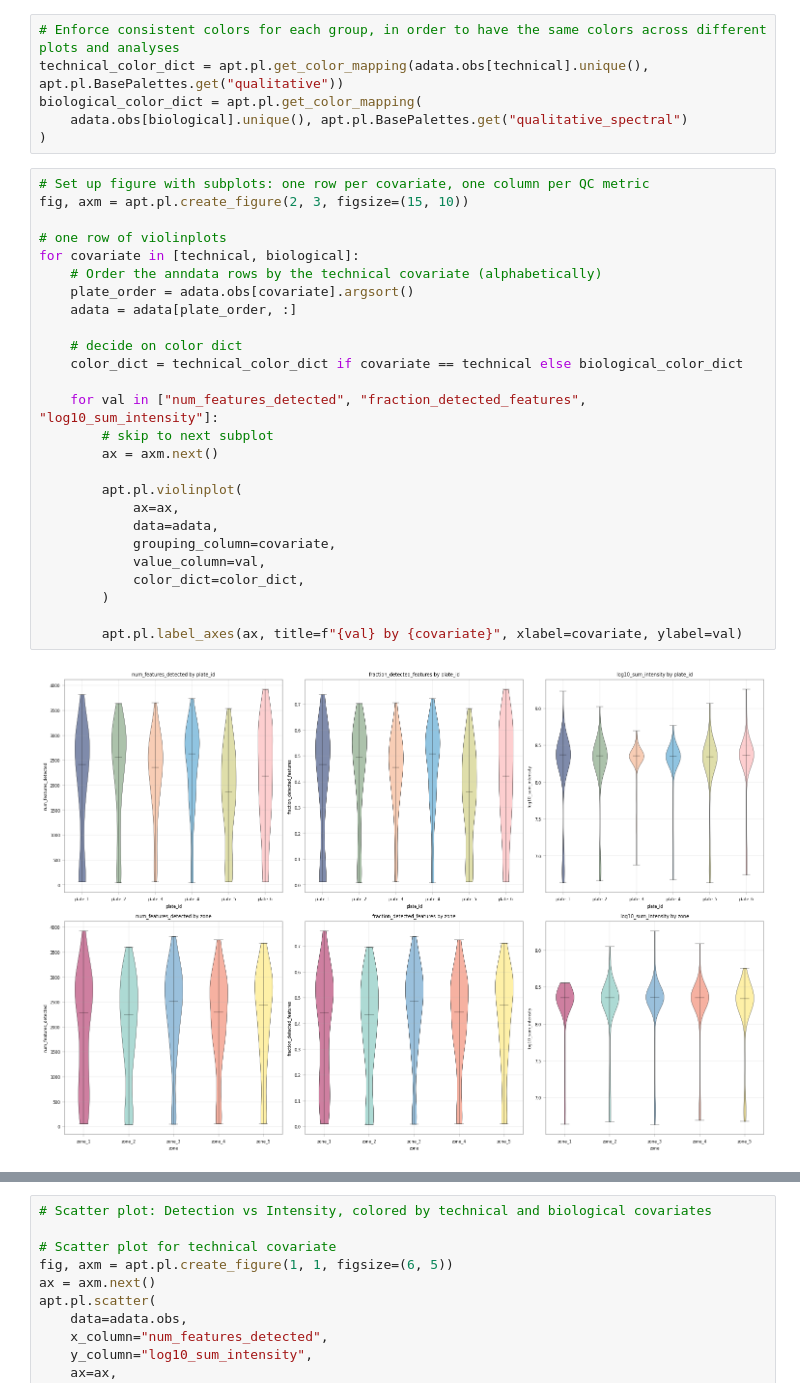
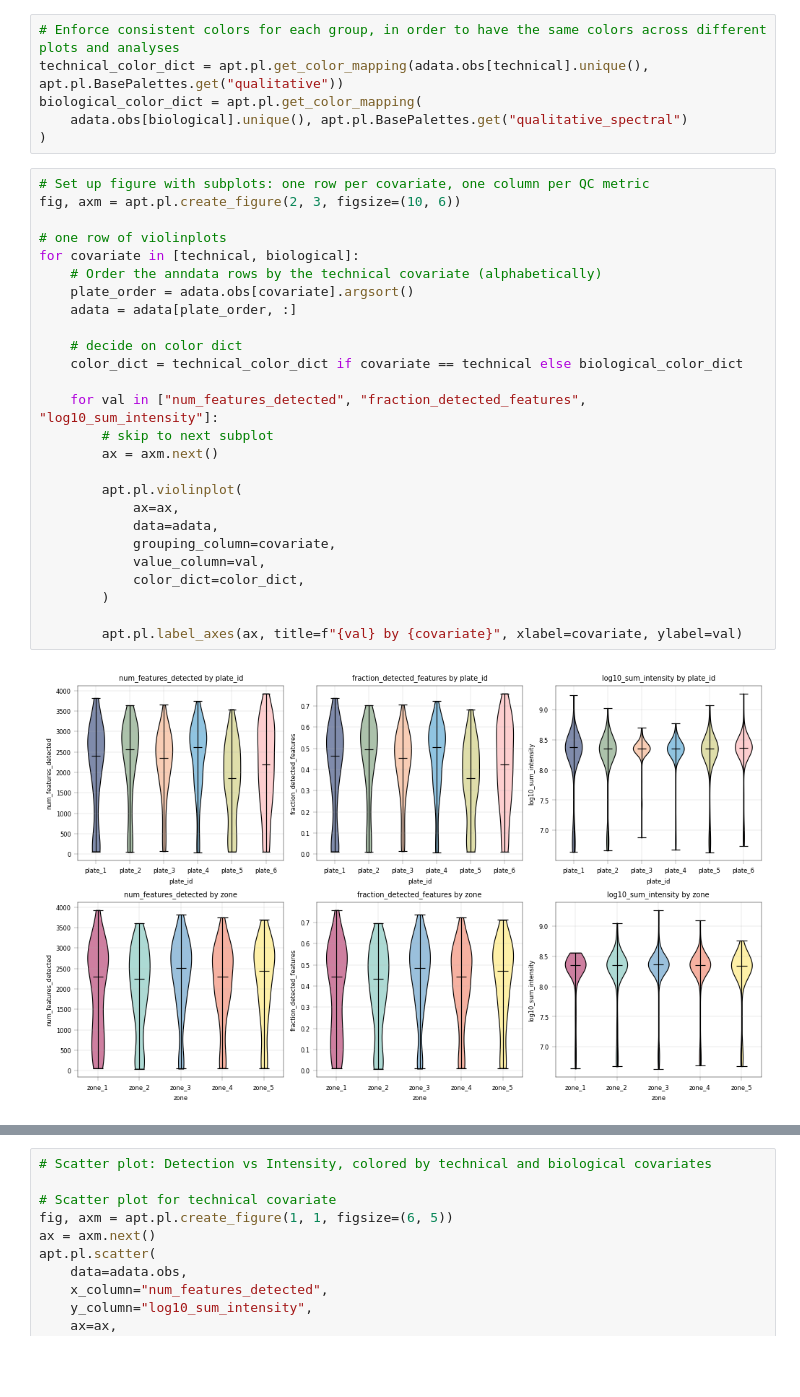
Before and after one commit to MannLabs/alphapepttools-manuscript, a Jupyter notebook: notebooks/main/scdvp/study_04_scDVP.ipynb, the cells around one changed output, grey strips where cells are left out. Drawn from its saved outputs; the diff is of its cells as text; blank space fills up the shorter version.

```diff
--- a/notebooks/main/scdvp/study_04_scDVP.ipynb
+++ b/notebooks/main/scdvp/study_04_scDVP.ipynb
@@ -319,30 +296,30 @@ biological_color_dict = apt.pl.get_color_mapping(
 )
 # %%
 # Set up figure with subplots: one row per covariate, one column per QC metric
-fig, axm = apt.pl.create_figure(2, 3, figsize=(15, 10))
+fig, axm = apt.pl.create_figure(2, 3, figsize=(10, 6))
 
 # one row of violinplots
 for covariate in [technical, biological]:
     # Order the anndata rows by the technical covariate (alphabetically)
     plate_order = adata.obs[covariate].argsort()
     adata = adata[plate_order, :]
 
     # decide on color dict
     color_dict = technical_color_dict if covariate == technical else biological_color_dict
 
     for val in ["num_features_detected", "fraction_detected_features", "log10_sum_intensity"]:
         # skip to next subplot
         ax = axm.next()
 
         apt.pl.violinplot(
             ax=ax,
             data=adata,
             grouping_column=covariate,
             value_column=val,
             color_dict=color_dict,
         )
 
         apt.pl.label_axes(ax, title=f"{val} by {covariate}", xlabel=covariate, ylabel=val)
 # %% [output]
-[figure, old version]
+[figure, new version]
 # %% [markdown]
```
Also changed, not shown: parts of 90 cells of this notebook.
